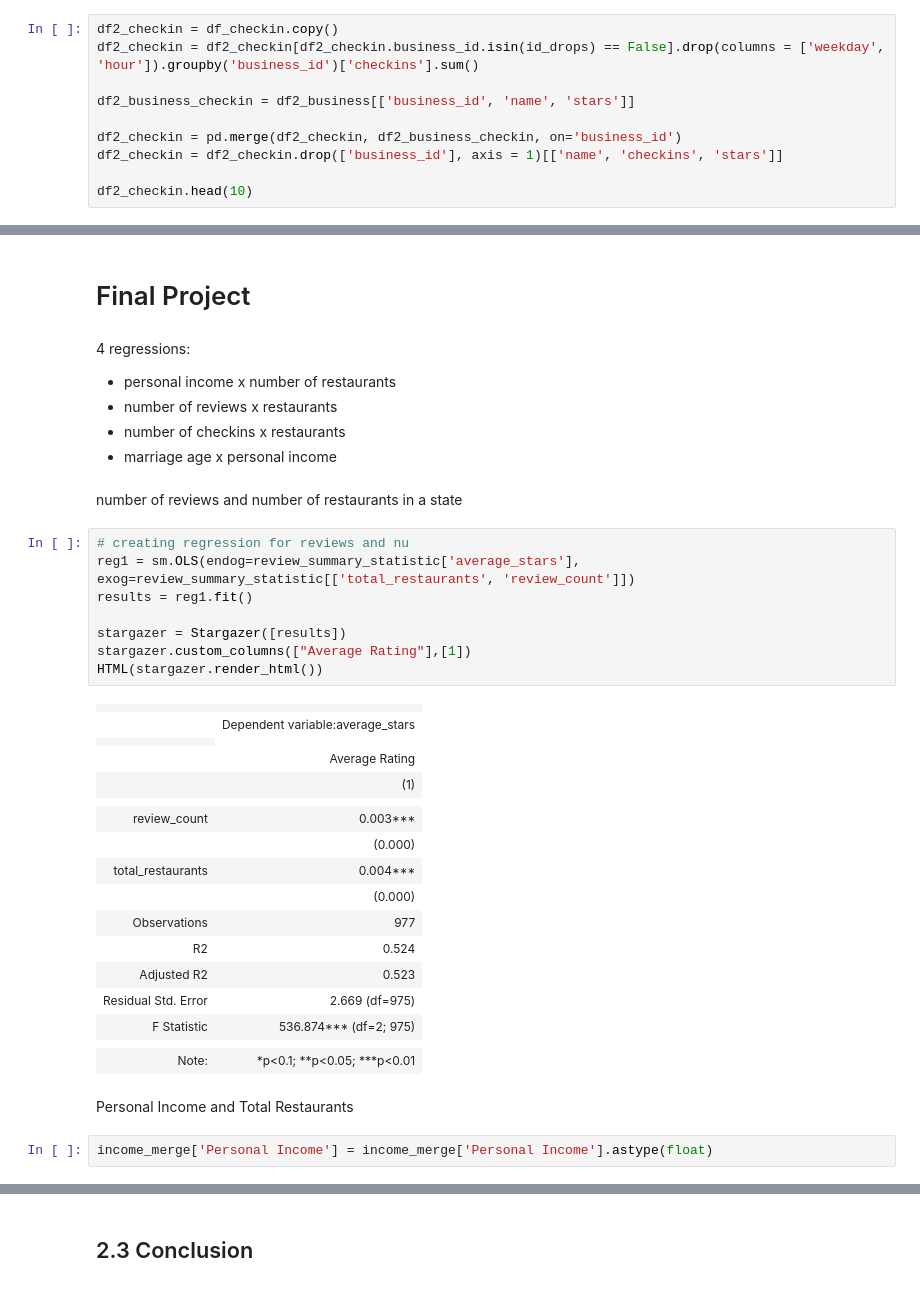
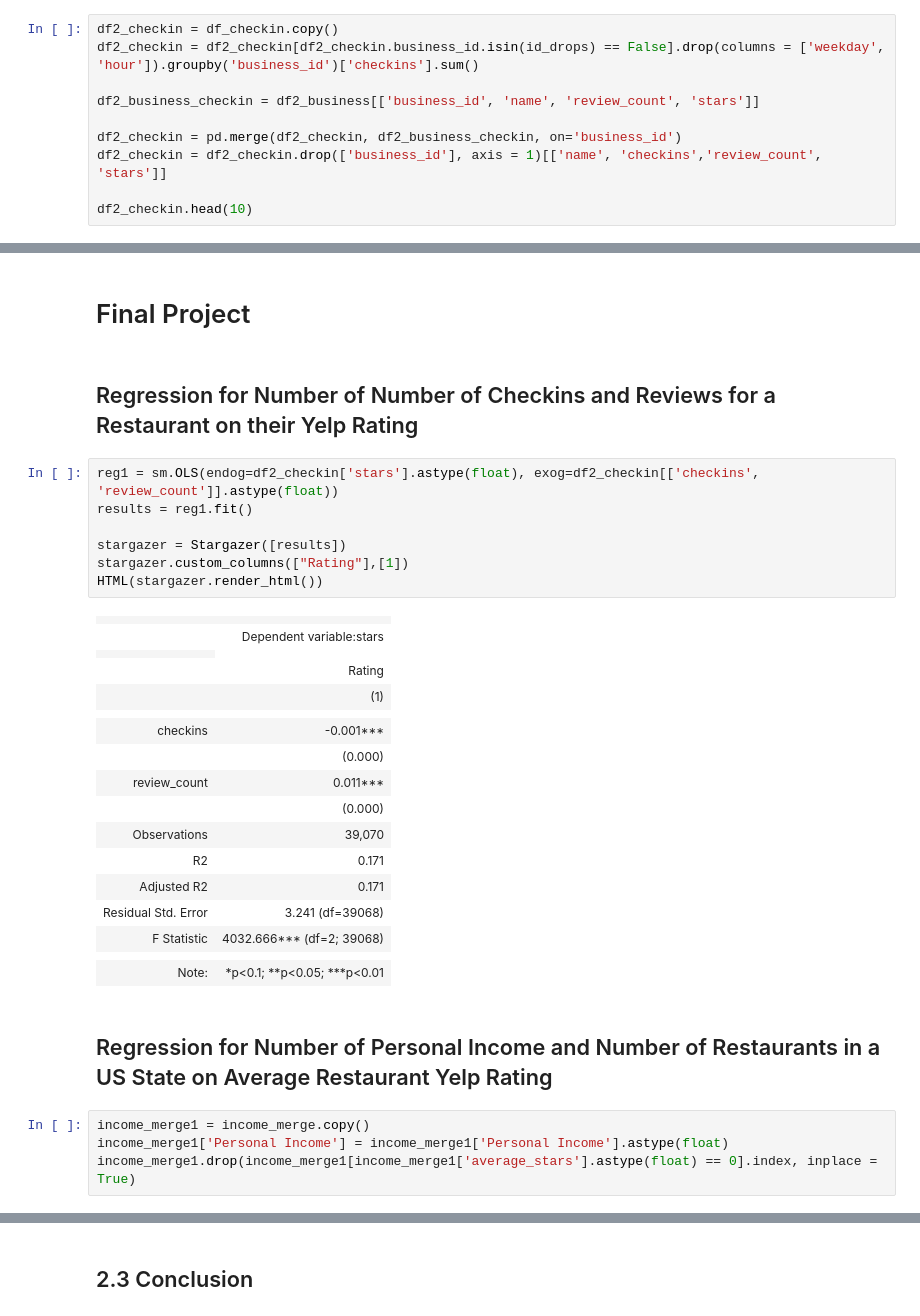
Before and after one commit to vvickychan/yelp-code, a Jupyter notebook: yelp.ipynb, the cells around one changed output, grey strips where cells are left out. Drawn from its saved outputs; the diff is of its cells as text.

```diff
--- a/yelp.ipynb
+++ b/yelp.ipynb
@@ -219,10 +247,10 @@ This dataframe includes a clean copy of the business hours data where the restau
 df2_checkin = df_checkin.copy()
 df2_checkin = df2_checkin[df2_checkin.business_id.isin(id_drops) == False].drop(columns = ['weekday', 'hour']).groupby('business_id')['checkins'].sum()
 
-df2_business_checkin = df2_business[['business_id', 'name', 'stars']]
+df2_business_checkin = df2_business[['business_id', 'name', 'review_count', 'stars']]
 
 df2_checkin = pd.merge(df2_checkin, df2_business_checkin, on='business_id')
-df2_checkin = df2_checkin.drop(['business_id'], axis = 1)[['name', 'checkins', 'stars']]
+df2_checkin = df2_checkin.drop(['business_id'], axis = 1)[['name', 'checkins','review_count', 'stars']]
 
 df2_checkin.head(10)
 # %% [output]
@@ -1211,45 +1214,39 @@ This scatterplot reflects the relationship between the average family size in US
 These findings suggest an interesting correlation between household demographics, their underlying economic status, and the quality of restaurants in states. A plausible inference that can be made is that smaller families tend to have more disposable income and time to explore restaurants. This would result in a greater ratio of high-quality restaurants. Additionally, it may be plausible that individuals with greater wealth will choose to have larger families and this may result in a greater ratio of high-quality restuarants in those regions.
 # %% [markdown]
 # Final Project
-# %% [markdown]
-4 regressions:
-
-- personal income x number of restaurants
-- number of reviews x restaurants
-- number of checkins x restaurants
-- marriage age x personal income
-# %% [markdown]
-number of reviews and number of restaurants in a state
+# %% [markdown]
+## Regression for Number of Number of Checkins and Reviews for a Restaurant on their Yelp Rating
 # %%
-# creating regression for reviews and nu
-reg1 = sm.OLS(endog=review_summary_statistic['average_stars'], exog=review_summary_statistic[['total_restaurants', 'review_count']])
+reg1 = sm.OLS(endog=df2_checkin['stars'].astype(float), exog=df2_checkin[['checkins', 'review_count']].astype(float))
 results = reg1.fit()
 
 stargazer = Stargazer([results])
-stargazer.custom_columns(["Average Rating"],[1])
+stargazer.custom_columns(["Rating"],[1])
 HTML(stargazer.render_html())
 # %% [output]
 |  |  |
-|  | Dependent variable:average_stars |
+|  | Dependent variable:stars |
 |  |
-|  | Average Rating |
+|  | Rating |
 |  | (1) |
 |  |  |
-| review_count | 0.003*** |
+| checkins | -0.001*** |
 |  | (0.000) |
-| total_restaurants | 0.004*** |
+| review_count | 0.011*** |
 |  | (0.000) |  |  |
-| Observations | 977 |
-| R2 | 0.524 |
-| Adjusted R2 | 0.523 |
-| Residual Std. Error | 2.669 (df=975) |
-| F Statistic | 536.874*** (df=2; 975) |
+| Observations | 39,070 |
+| R2 | 0.171 |
+| Adjusted R2 | 0.171 |
+| Residual Std. Error | 3.241 (df=39068) |
+| F Statistic | 4032.666*** (df=2; 39068) |
 |  |  |
 | Note: | *p<0.1; **p<0.05; ***p<0.01 |
-# %% [markdown]
-Personal Income and Total Restaurants
-# %%
-income_merge['Personal Income'] = income_merge['Personal Income'].astype(float)
+# %% [markdown]
+## Regression for Number of Personal Income and Number of Restaurants in a US State on Average Restaurant Yelp Rating
+# %%
+income_merge1 = income_merge.copy()
+income_merge1['Personal Income'] = income_merge1['Personal Income'].astype(float)
+income_merge1.drop(income_merge1[income_merge1['average_stars'].astype(float) == 0].index, inplace = True)
 # %%
 # income_merge['Personal Income'] = income_merge['Personal Income'].astype(float)
 
```
Also changed, not shown: parts of 28 cells of this notebook.
